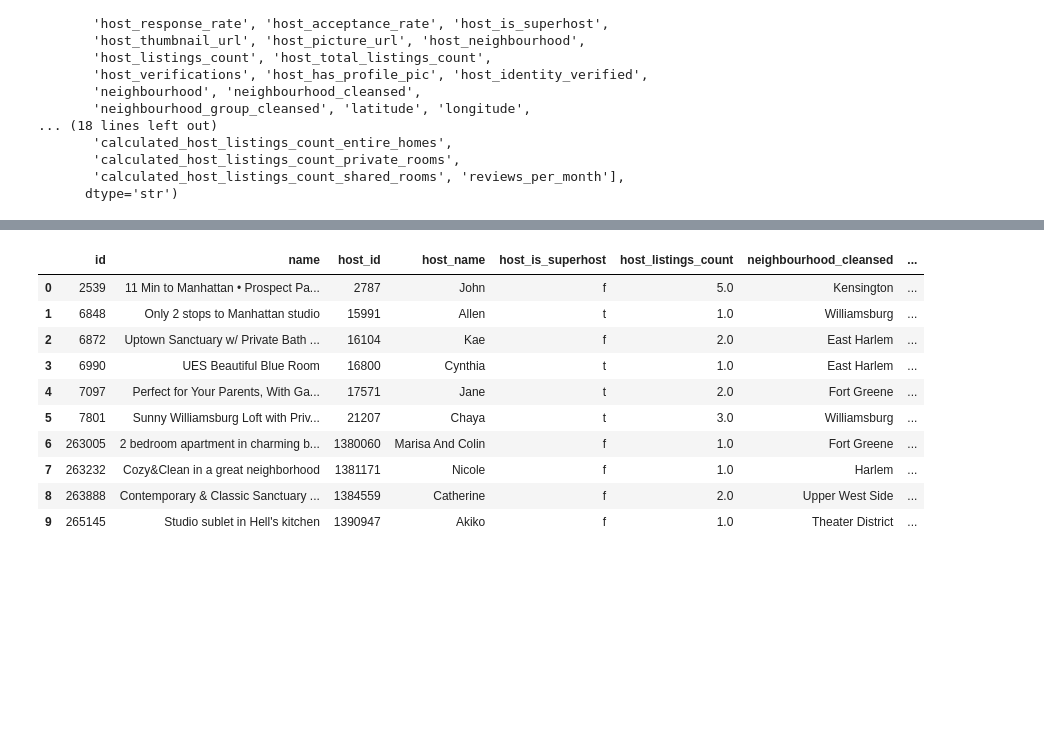
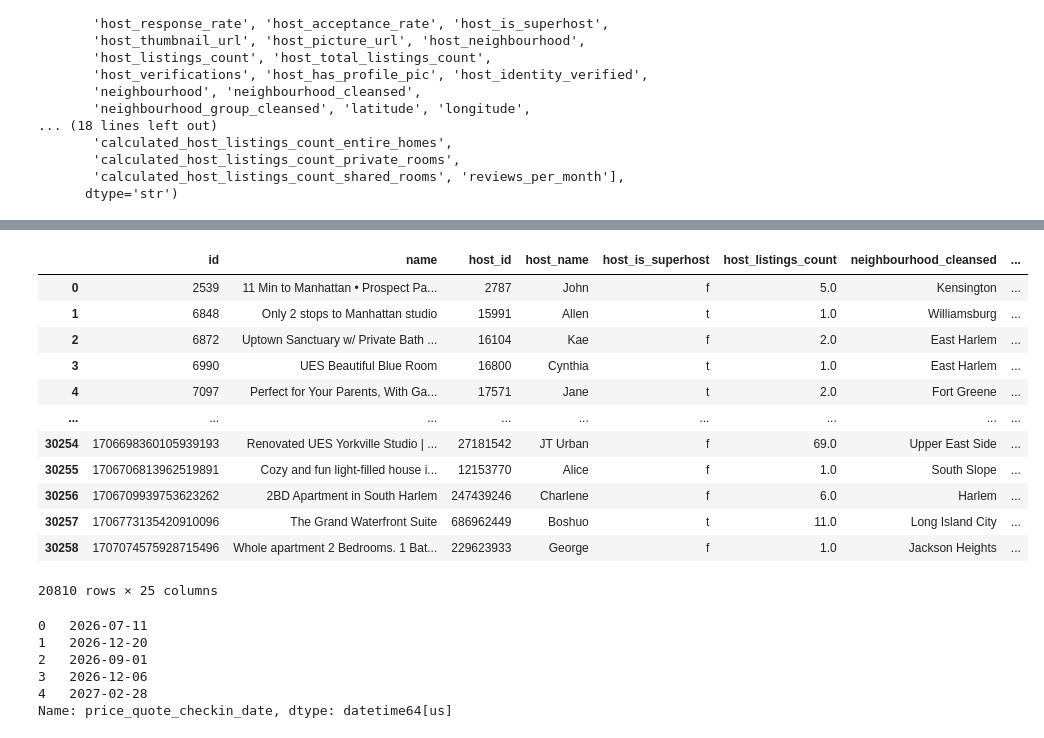
Before and after one commit to 2635530141/airbnb-analysis-project-, a Jupyter notebook: src/test.ipynb, the cells around one changed output, grey strips where cells are left out. Drawn from its saved outputs; the diff is of its cells as text; code cells hidden in the pictures; blank space fills up the shorter version.

```diff
--- a/src/test.ipynb
+++ b/src/test.ipynb
@@ -42,0 +45,8 @@ Series([], dtype: int64)
+# %%
+verified = df['host_identity_verified'] == 't'
+has_price = df['price_quote_price_per_night'].notna()
+available = df['has_availability'] == 't'
+active = ((df['estimated_occupancy_l365d'] != 0) | (df['availability_365'] != 0))
+
+df_clean = df[verified & has_price & available & active]
+df_clean.shape
@@ -43,16 +71,32 @@ Series([], dtype: int64)
 # %%
-df[['id', 'name', 'host_id', 'host_name', 'host_is_superhost', 'host_listings_count', 'neighbourhood_cleansed', 'neighbourhood_group_cleansed',
-    'room_type', 'accommodates', 'host_listings_count', 'price', 'minimum_nights', 'maximum_nights',
-    'calendar_updated', 'calendar_last_scraped', 'number_of_reviews', 'number_of_reviews_l30d', 'review_scores_rating']].head(10)
+df_analysis = df_clean[['id', 'name', 'host_id', 'host_name', 'host_is_superhost', 'host_listings_count', 'neighbourhood_cleansed',
+    'neighbourhood_group_cleansed', 'latitude', 'longitude', 'room_type', 'accommodates', 'price_quote_checkin_date', 'price_quote_checkout_date',
+    'price_quote_price_per_night', 'minimum_nights', 'number_of_reviews', 'number_of_reviews_l30d', 'review_scores_rating',
+    'reviews_per_month', 'availability_30', 'calendar_last_scraped', 'calculated_host_listings_count', 'estimated_occupancy_l365d',
+    'estimated_revenue_l365d']]
+
+df_analysis
 # %% [output]
 |  | id | name | host_id | host_name | host_is_superhost | host_listings_count | neighbourhood_cleansed | ... |
 | 0 | 2539 | 11 Min to Manhattan • Prospect Pa... | 2787 | John | f | 5.0 | Kensington | ... |
 | 1 | 6848 | Only 2 stops to Manhattan studio | 15991 | Allen | t | 1.0 | Williamsburg | ... |
 | 2 | 6872 | Uptown Sanctuary w/ Private Bath ... | 16104 | Kae | f | 2.0 | East Harlem | ... |
 | 3 | 6990 | UES Beautiful Blue Room | 16800 | Cynthia | t | 1.0 | East Harlem | ... |
 | 4 | 7097 | Perfect for Your Parents, With Ga... | 17571 | Jane | t | 2.0 | Fort Greene | ... |
-| 5 | 7801 | Sunny Williamsburg Loft with Priv... | 21207 | Chaya | t | 3.0 | Williamsburg | ... |
-| 6 | 263005 | 2 bedroom apartment in charming b... | 1380060 | Marisa And Colin | f | 1.0 | Fort Greene | ... |
-| 7 | 263232 | Cozy&Clean in a great neighborhood | 1381171 | Nicole | f | 1.0 | Harlem | ... |
-| 8 | 263888 | Contemporary & Classic Sanctuary ... | 1384559 | Catherine | f | 2.0 | Upper West Side | ... |
-| 9 | 265145 | Studio sublet in Hell's kitchen | 1390947 | Akiko | f | 1.0 | Theater District | ... |
+| ... | ... | ... | ... | ... | ... | ... | ... | ... |
+| 30254 | 1706698360105939193 | Renovated UES Yorkville Studio | ... | 27181542 | JT Urban | f | 69.0 | Upper East Side | ... |
+| 30255 | 1706706813962519891 | Cozy and fun light-filled house i... | 12153770 | Alice | f | 1.0 | South Slope | ... |
+| 30256 | 1706709939753623262 | 2BD Apartment in South Harlem | 247439246 | Charlene | f | 6.0 | Harlem | ... |
+| 30257 | 1706773135420910096 | The Grand Waterfront Suite | 686962449 | Boshuo | t | 11.0 | Long Island City | ... |
+| 30258 | 1707074575928715496 | Whole apartment 2 Bedrooms. 1 Bat... | 229623933 | George | f | 1.0 | Jackson Heights | ... |
+20810 rows × 25 columns
+# %%
+df_analysis['price_quote_checkin_date'] = pd.to_datetime(df_analysis['price_quote_checkin_date'], format='%Y-%m-%d')
+df_analysis['price_quote_checkin_date'].head(5)
+# %% [output]
+0   2026-07-11
+1   2026-12-20
+2   2026-09-01
+3   2026-12-06
+4   2027-02-28
+Name: price_quote_checkin_date, dtype: datetime64[us]
```
Also changed, not shown: parts of 9 cells of this notebook.
